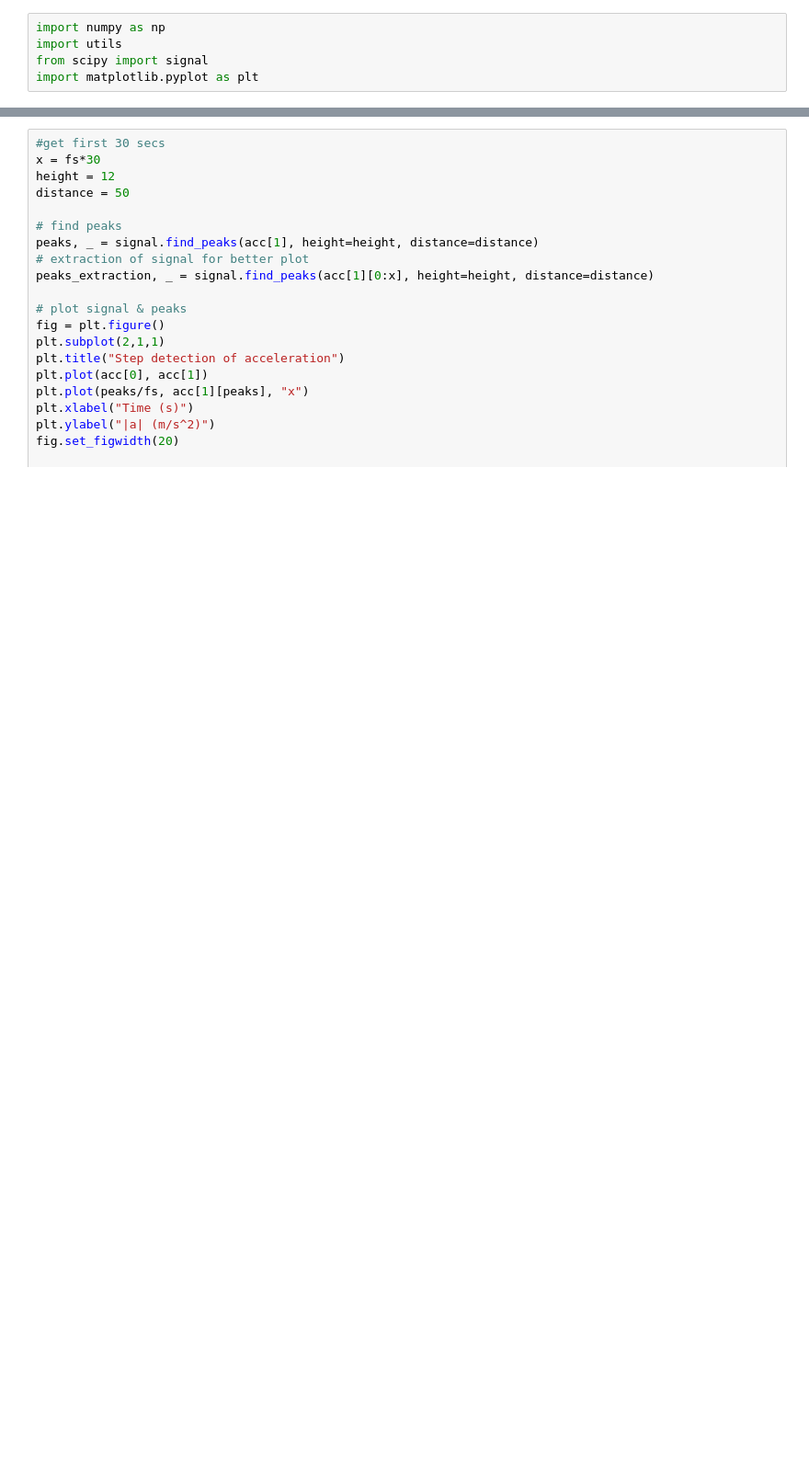
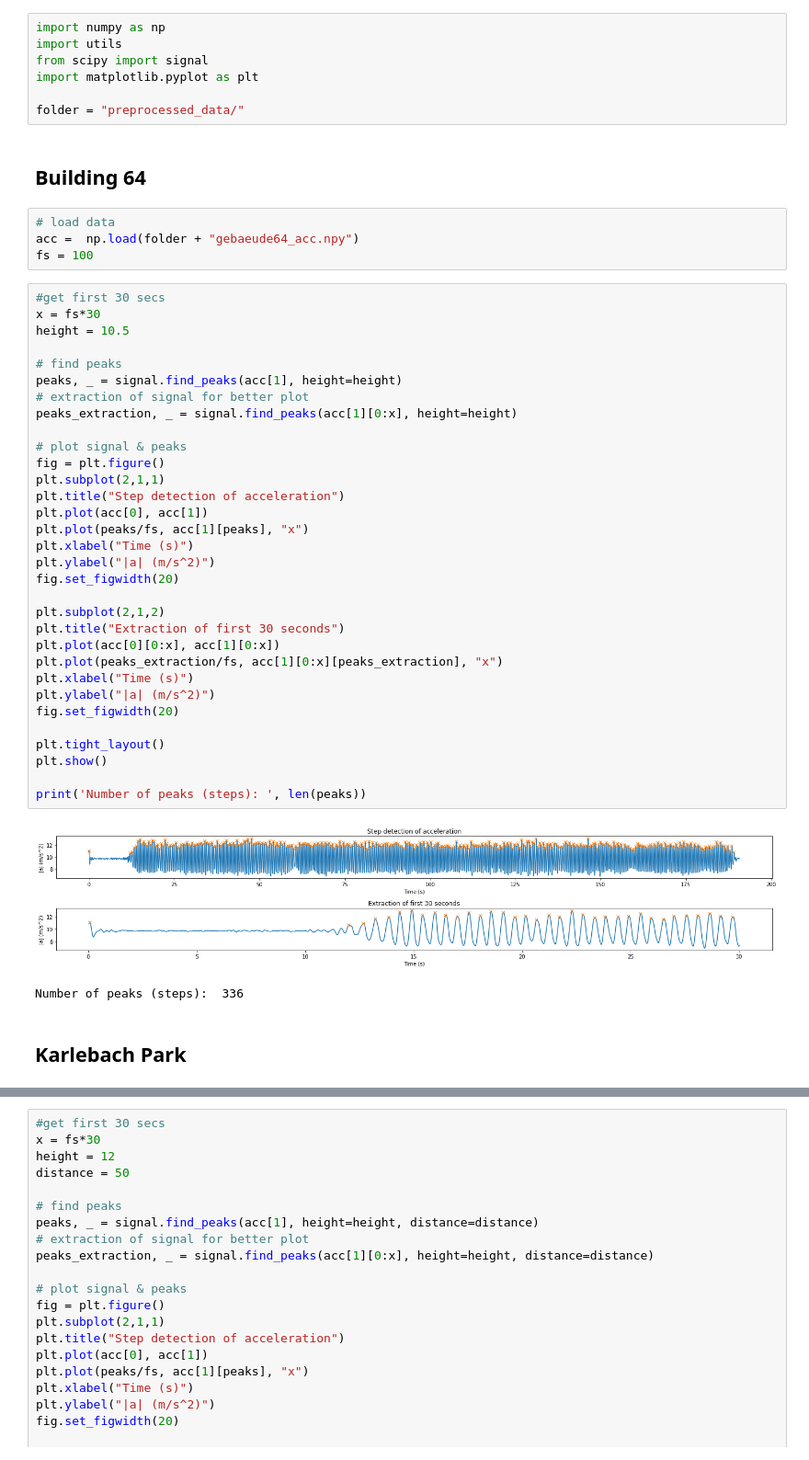
Before and after one commit to annkapopp/IndoorLocal, a Jupyter notebook: step_detection.ipynb, the cells around one changed output, grey strips where cells are left out. Shown at 92% size. Saved outputs shown, nothing was run; the diff lists cells and outputs as text; blank space fills up the shorter version.

Commit message:
split into karlebach and geb64

```diff
--- a/step_detection.ipynb
+++ b/step_detection.ipynb
@@ -3,5 +3,50 @@ import numpy as np
 import utils
 from scipy import signal
 import matplotlib.pyplot as plt
+
+folder = "preprocessed_data/"
+# %% [markdown]
+## Building 64
+# %%
+# load data
+acc =  np.load(folder + "gebaeude64_acc.npy")
+fs = 100
+# %%
+#get first 30 secs
+x = fs*30
+height = 10.5
+
+# find peaks
+peaks, _ = signal.find_peaks(acc[1], height=height)
+# extraction of signal for better plot
+peaks_extraction, _ = signal.find_peaks(acc[1][0:x], height=height)
+
+# plot signal & peaks
+fig = plt.figure()
+plt.subplot(2,1,1)
+plt.title("Step detection of acceleration")
+plt.plot(acc[0], acc[1])
+plt.plot(peaks/fs, acc[1][peaks], "x")
+plt.xlabel("Time (s)")
+plt.ylabel("|a| (m/s^2)")
+fig.set_figwidth(20)
+
+plt.subplot(2,1,2)
+plt.title("Extraction of first 30 seconds")
+plt.plot(acc[0][0:x], acc[1][0:x])
+plt.plot(peaks_extraction/fs, acc[1][0:x][peaks_extraction], "x")
+plt.xlabel("Time (s)")
+plt.ylabel("|a| (m/s^2)")
+fig.set_figwidth(20)
+
+plt.tight_layout()
+plt.show()
+
+print('Number of peaks (steps): ', len(peaks))
+# %% [output]
+[figure, added]
+Number of peaks (steps):  336
+# %% [markdown]
+## Karlebach Park
 # %%
 # load data
```
Also changed, not shown: parts of 1 cell of this notebook.
